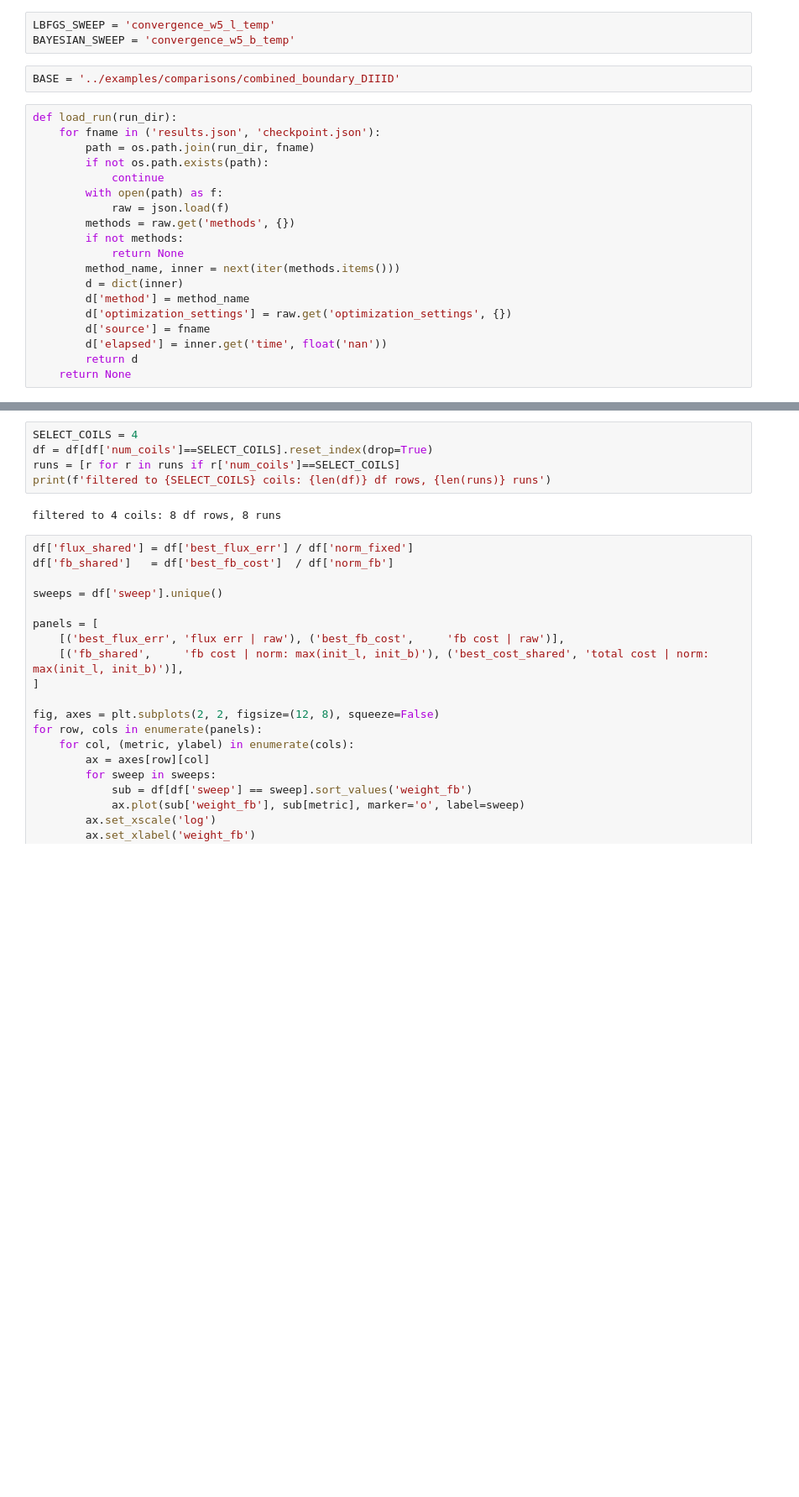
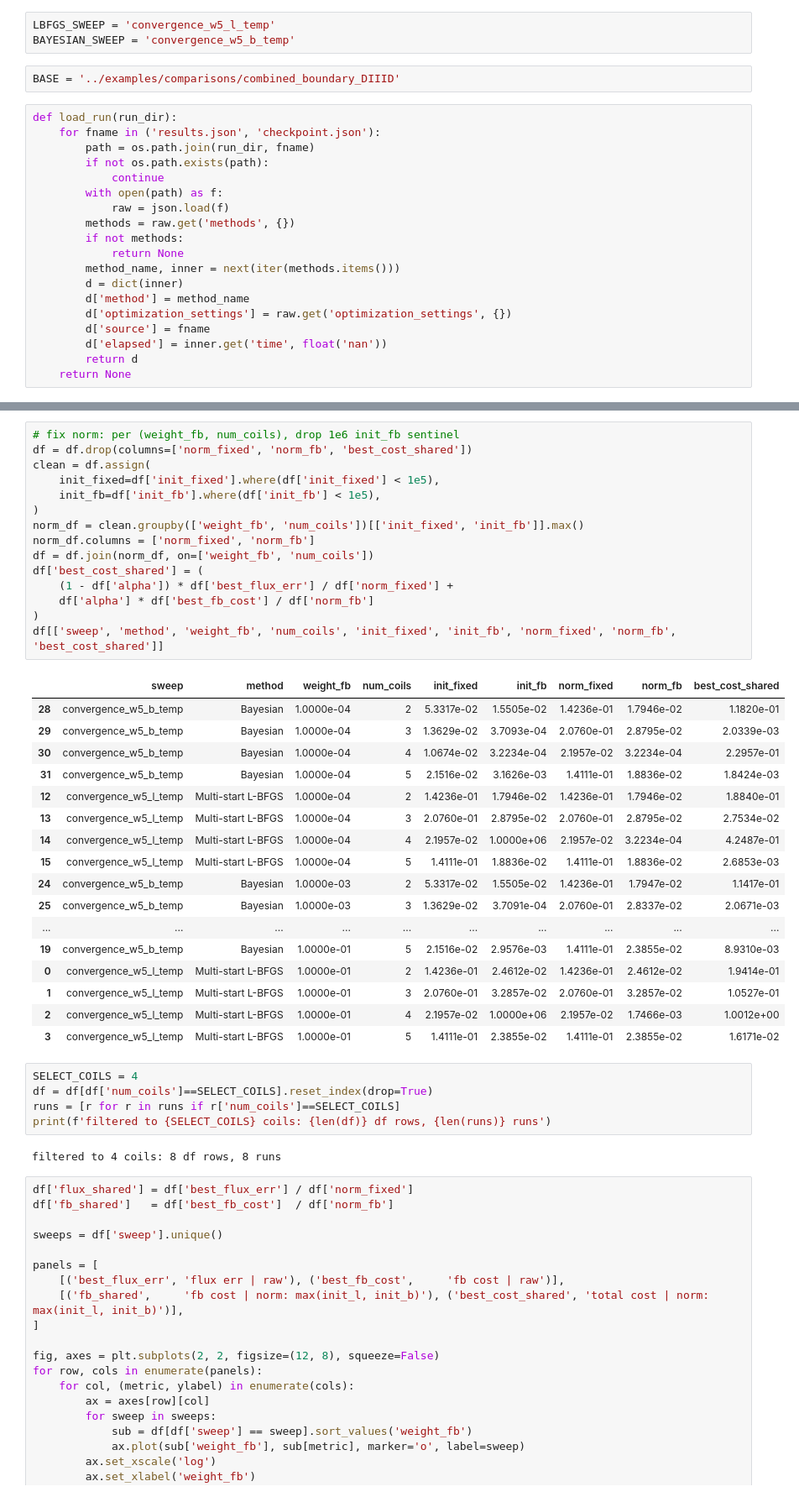
Before and after one commit to jeremslm/PF_location_optimization, a Jupyter notebook: notebooks/comb_boundary_coil_graphs.ipynb, the cells around one changed output, grey strips where cells are left out. Shown at 84% size. Saved outputs shown, nothing was run; the diff lists cells and outputs as text; blank space fills up the shorter version.

```diff
--- a/notebooks/comb_boundary_coil_graphs.ipynb
+++ b/notebooks/comb_boundary_coil_graphs.ipynb
@@ -182,6 +182,39 @@ df
 | 1 | convergence_w5_l_temp | Multi-start L-BFGS | 1.0000e-01 | 3 | 1.0000e+00 | 1.0527e-01 | 1.5576e-02 | 3.4589e-03 | ... |
 | 2 | convergence_w5_l_temp | Multi-start L-BFGS | 1.0000e-01 | 4 | 1.0000e+00 | 1.7487e-09 | 5.3823e-03 | 1.7487e-03 | ... |
 | 3 | convergence_w5_l_temp | Multi-start L-BFGS | 1.0000e-01 | 5 | 1.0000e+00 | 1.8396e-02 | 4.4570e-03 | 3.8575e-04 | ... |
+# %%
+# fix norm: per (weight_fb, num_coils), drop 1e6 init_fb sentinel
+df = df.drop(columns=['norm_fixed', 'norm_fb', 'best_cost_shared'])
+clean = df.assign(
+    init_fixed=df['init_fixed'].where(df['init_fixed'] < 1e5),
+    init_fb=df['init_fb'].where(df['init_fb'] < 1e5),
+)
+norm_df = clean.groupby(['weight_fb', 'num_coils'])[['init_fixed', 'init_fb']].max()
+norm_df.columns = ['norm_fixed', 'norm_fb']
+df = df.join(norm_df, on=['weight_fb', 'num_coils'])
+df['best_cost_shared'] = (
+    (1 - df['alpha']) * df['best_flux_err'] / df['norm_fixed'] +
+    df['alpha'] * df['best_fb_cost'] / df['norm_fb']
+)
+df[['sweep', 'method', 'weight_fb', 'num_coils', 'init_fixed', 'init_fb', 'norm_fixed', 'norm_fb', 'best_cost_shared']]
+# %% [output]
+|  | sweep | method | weight_fb | num_coils | init_fixed | init_fb | norm_fixed | norm_fb | best_cost_shared |
+| 28 | convergence_w5_b_temp | Bayesian | 1.0000e-04 | 2 | 5.3317e-02 | 1.5505e-02 | 1.4236e-01 | 1.7946e-02 | 1.1820e-01 |
+| 29 | convergence_w5_b_temp | Bayesian | 1.0000e-04 | 3 | 1.3629e-02 | 3.7093e-04 | 2.0760e-01 | 2.8795e-02 | 2.0339e-03 |
+| 30 | convergence_w5_b_temp | Bayesian | 1.0000e-04 | 4 | 1.0674e-02 | 3.2234e-04 | 2.1957e-02 | 3.2234e-04 | 2.2957e-01 |
+| 31 | convergence_w5_b_temp | Bayesian | 1.0000e-04 | 5 | 2.1516e-02 | 3.1626e-03 | 1.4111e-01 | 1.8836e-02 | 1.8424e-03 |
+| 12 | convergence_w5_l_temp | Multi-start L-BFGS | 1.0000e-04 | 2 | 1.4236e-01 | 1.7946e-02 | 1.4236e-01 | 1.7946e-02 | 1.8840e-01 |
+| 13 | convergence_w5_l_temp | Multi-start L-BFGS | 1.0000e-04 | 3 | 2.0760e-01 | 2.8795e-02 | 2.0760e-01 | 2.8795e-02 | 2.7534e-02 |
+| 14 | convergence_w5_l_temp | Multi-start L-BFGS | 1.0000e-04 | 4 | 2.1957e-02 | 1.0000e+06 | 2.1957e-02 | 3.2234e-04 | 4.2487e-01 |
+| 15 | convergence_w5_l_temp | Multi-start L-BFGS | 1.0000e-04 | 5 | 1.4111e-01 | 1.8836e-02 | 1.4111e-01 | 1.8836e-02 | 2.6853e-03 |
+| 24 | convergence_w5_b_temp | Bayesian | 1.0000e-03 | 2 | 5.3317e-02 | 1.5505e-02 | 1.4236e-01 | 1.7947e-02 | 1.1417e-01 |
+| 25 | convergence_w5_b_temp | Bayesian | 1.0000e-03 | 3 | 1.3629e-02 | 3.7091e-04 | 2.0760e-01 | 2.8337e-02 | 2.0671e-03 |
+| ... | ... | ... | ... | ... | ... | ... | ... | ... | ... |
+| 19 | convergence_w5_b_temp | Bayesian | 1.0000e-01 | 5 | 2.1516e-02 | 2.9576e-03 | 1.4111e-01 | 2.3855e-02 | 8.9310e-03 |
+| 0 | convergence_w5_l_temp | Multi-start L-BFGS | 1.0000e-01 | 2 | 1.4236e-01 | 2.4612e-02 | 1.4236e-01 | 2.4612e-02 | 1.9414e-01 |
+| 1 | convergence_w5_l_temp | Multi-start L-BFGS | 1.0000e-01 | 3 | 2.0760e-01 | 3.2857e-02 | 2.0760e-01 | 3.2857e-02 | 1.0527e-01 |
+| 2 | convergence_w5_l_temp | Multi-start L-BFGS | 1.0000e-01 | 4 | 2.1957e-02 | 1.0000e+06 | 2.1957e-02 | 1.7466e-03 | 1.0012e+00 |
+| 3 | convergence_w5_l_temp | Multi-start L-BFGS | 1.0000e-01 | 5 | 1.4111e-01 | 2.3855e-02 | 1.4111e-01 | 2.3855e-02 | 1.6171e-02 |
 # %%
 SELECT_COILS = 4
 df = df[df['num_coils']==SELECT_COILS].reset_index(drop=True)
```
Also changed, not shown: parts of 7 cells of this notebook, 6 other files.
